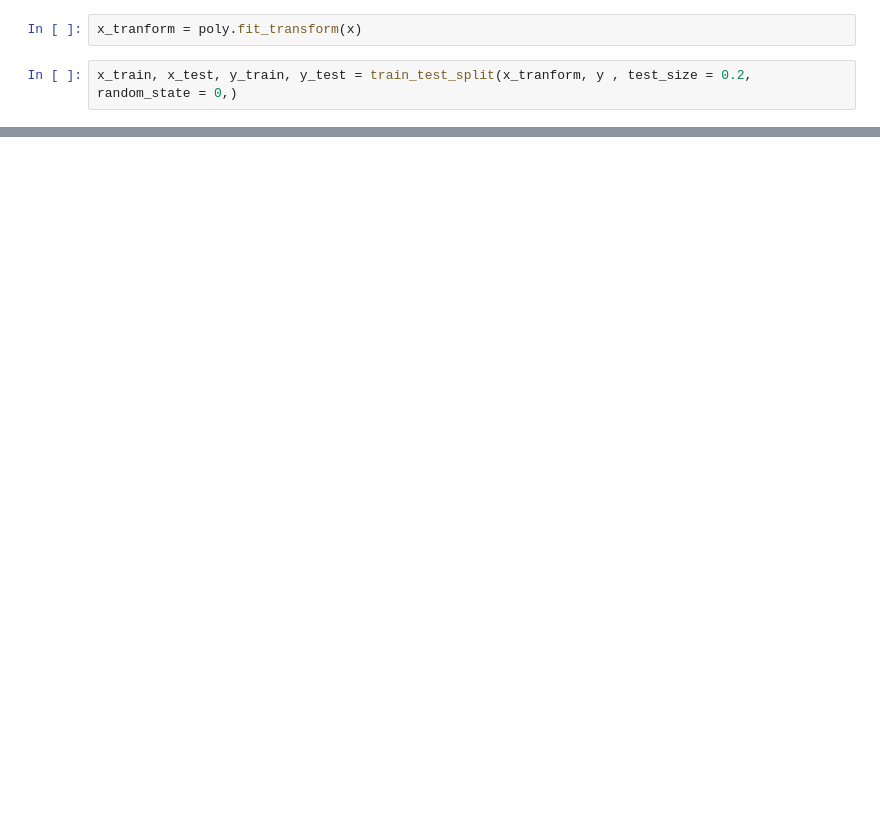
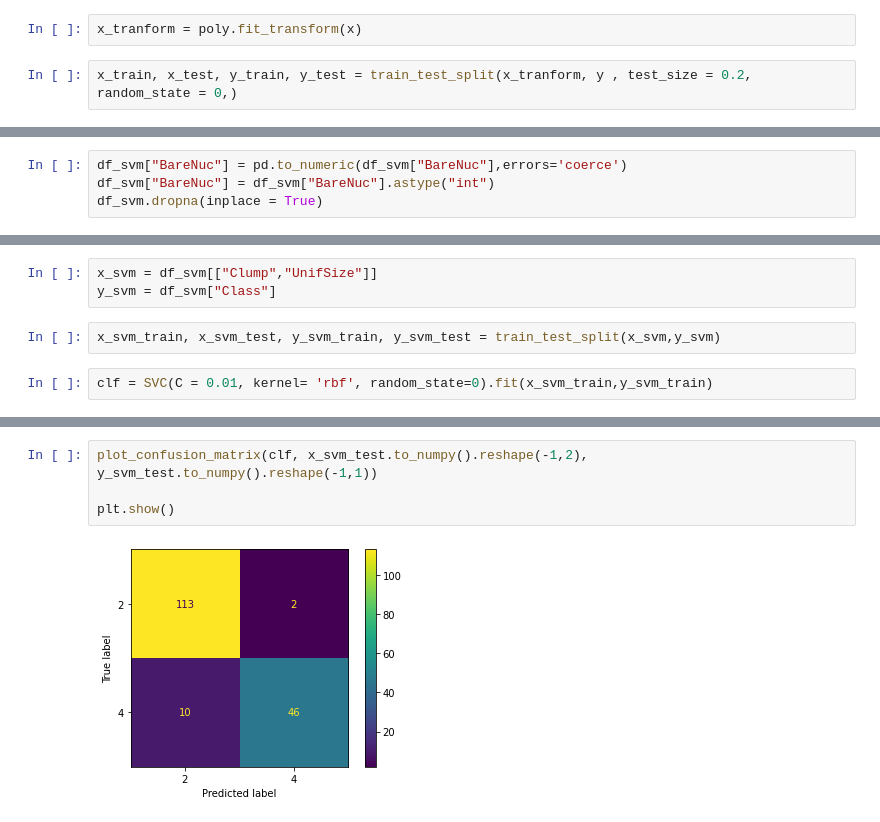
Before and after one commit to Huynh-Tr/Data-Analysis, a Jupyter notebook: IBM Machine Learning.ipynb, the cells around one changed output, grey strips where cells are left out. Cells and saved outputs as stored; diff of their text form; blank space fills up the shorter version.

```diff
--- a/IBM Machine Learning.ipynb
+++ b/IBM Machine Learning.ipynb
@@ -45,0 +252,4 @@ r2_score(y_test, y_predicted)
+# %%
+df_svm["BareNuc"] = pd.to_numeric(df_svm["BareNuc"],errors='coerce')
+df_svm["BareNuc"] = df_svm["BareNuc"].astype("int")
+df_svm.dropna(inplace = True)
@@ -45,0 +267,7 @@ r2_score(y_test, y_predicted)
+# %%
+x_svm = df_svm[["Clump","UnifSize"]]
+y_svm = df_svm["Class"]
+# %%
+x_svm_train, x_svm_test, y_svm_train, y_svm_test = train_test_split(x_svm,y_svm)
+# %%
+clf = SVC(C = 0.01, kernel= 'rbf', random_state=0).fit(x_svm_train,y_svm_train)
@@ -45,0 +304,6 @@ r2_score(y_test, y_predicted)
+# %%
+plot_confusion_matrix(clf, x_svm_test.to_numpy().reshape(-1,2), y_svm_test.to_numpy().reshape(-1,1))
+
+plt.show()
+# %% [output]
+[figure, added]
```
Also changed, not shown: parts of 96 cells of this notebook, 4 other files.
